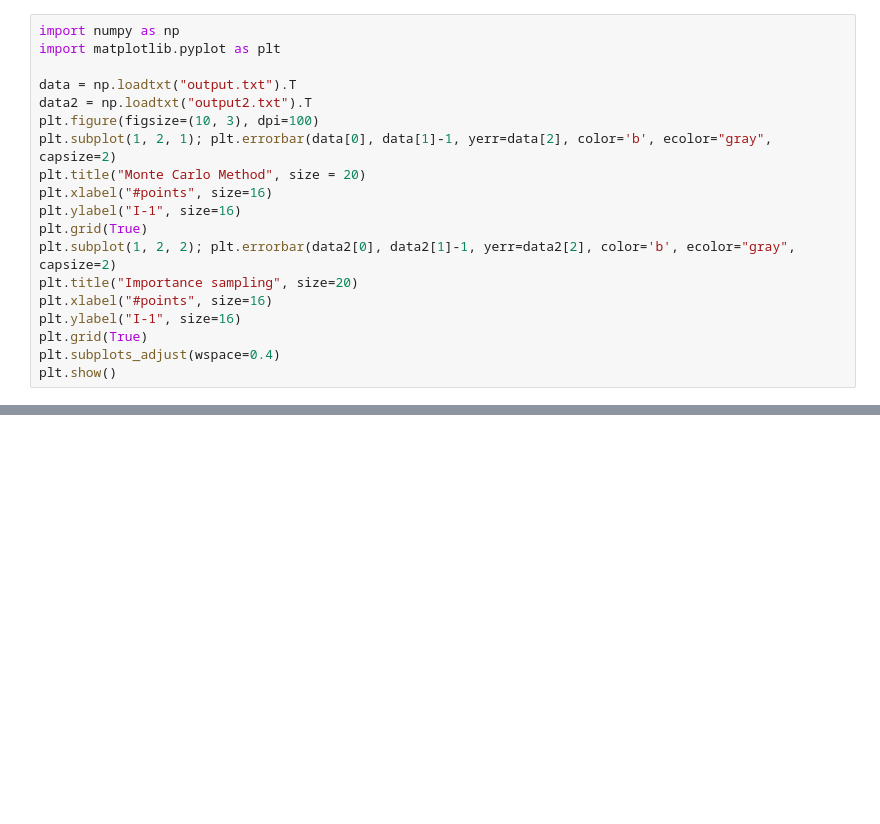
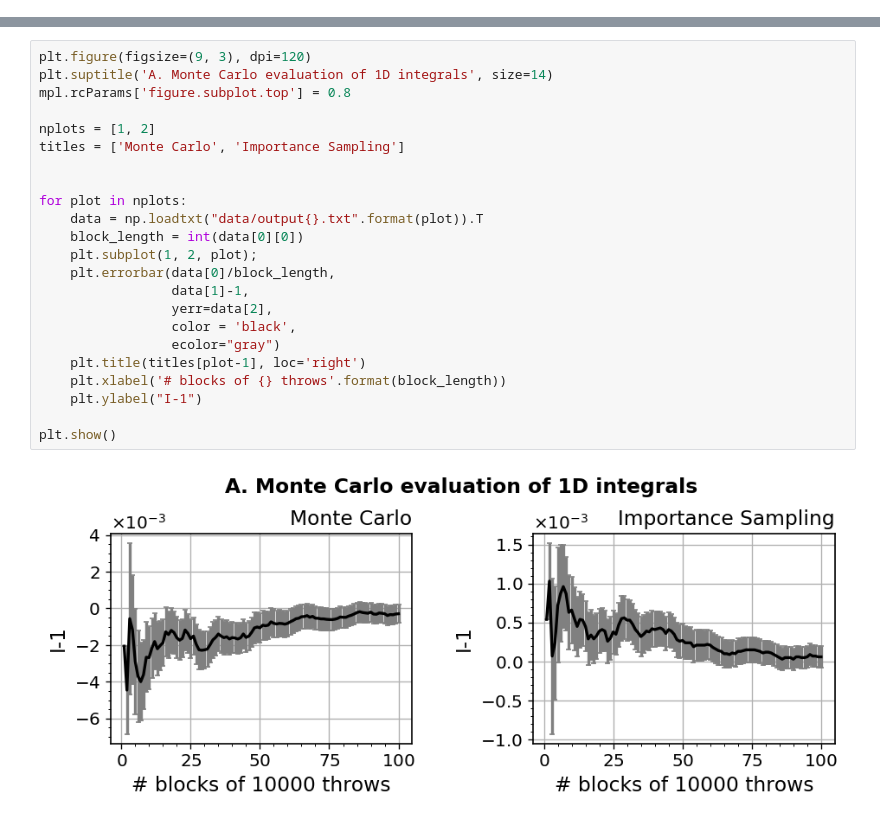
Before and after one commit to Mattia-Corigliano/NSLaboratory, a Jupyter notebook: Exercise_02/Notebook_02.ipynb, the cells around one changed output, grey strips where cells are left out. Saved outputs shown, nothing was run; the diff lists cells and outputs as text; blank space fills up the shorter version.

```diff
--- a/Exercise_02/Notebook_02.ipynb
+++ b/Exercise_02/Notebook_02.ipynb
@@ -6,19 +0,0 @@
-# %%
-import numpy as np
-import matplotlib.pyplot as plt
-
-data = np.loadtxt("output.txt").T
-data2 = np.loadtxt("output2.txt").T
-plt.figure(figsize=(10, 3), dpi=100)
-plt.subplot(1, 2, 1); plt.errorbar(data[0], data[1]-1, yerr=data[2], color='b', ecolor="gray", capsize=2)
-plt.title("Monte Carlo Method", size = 20)
-plt.xlabel("#points", size=16)
-plt.ylabel("I-1", size=16)
-plt.grid(True)
-plt.subplot(1, 2, 2); plt.errorbar(data2[0], data2[1]-1, yerr=data2[2], color='b', ecolor="gray", capsize=2)
-plt.title("Importance sampling", size=20)
-plt.xlabel("#points", size=16)
-plt.ylabel("I-1", size=16)
-plt.grid(True)
-plt.subplots_adjust(wspace=0.4)
-plt.show()
@@ -80,0 +46,25 @@ plt.show()
+# %%
+plt.figure(figsize=(9, 3), dpi=120)
+plt.suptitle('A. Monte Carlo evaluation of 1D integrals', size=14)
+mpl.rcParams['figure.subplot.top'] = 0.8
+
+nplots = [1, 2]
+titles = ['Monte Carlo', 'Importance Sampling']
+
+
+for plot in nplots:
+    data = np.loadtxt("data/output{}.txt".format(plot)).T
+    block_length = int(data[0][0])
+    plt.subplot(1, 2, plot);
+    plt.errorbar(data[0]/block_length,
+                 data[1]-1,
+                 yerr=data[2],
+                 color = 'black',
+                 ecolor="gray")
+    plt.title(titles[plot-1], loc='right')
+    plt.xlabel('# blocks of {} throws'.format(block_length))
+    plt.ylabel("I-1")
+
+plt.show()
+# %% [output]
+[figure, added]
```
Also changed, not shown: parts of 10 cells of this notebook, 17 other files.
